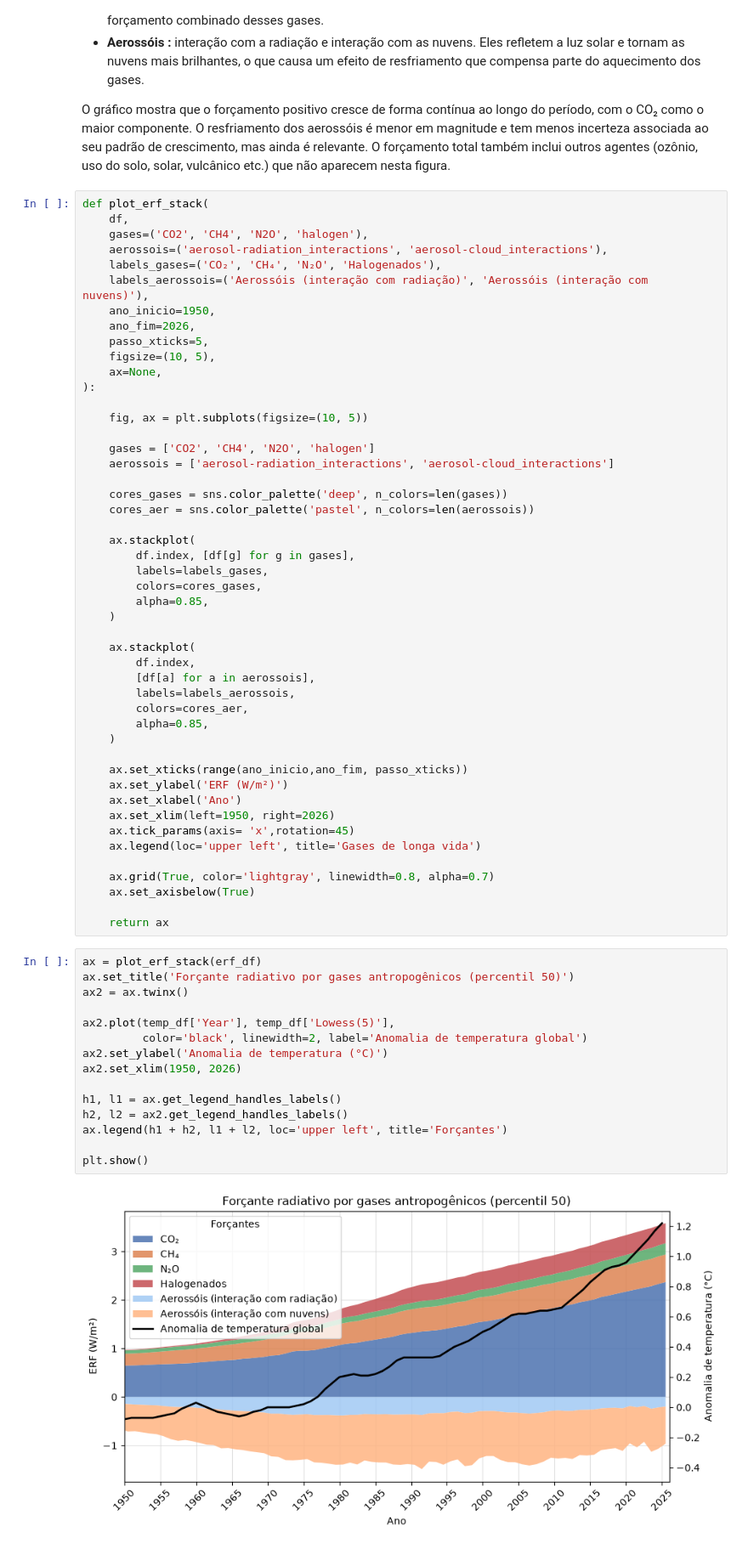
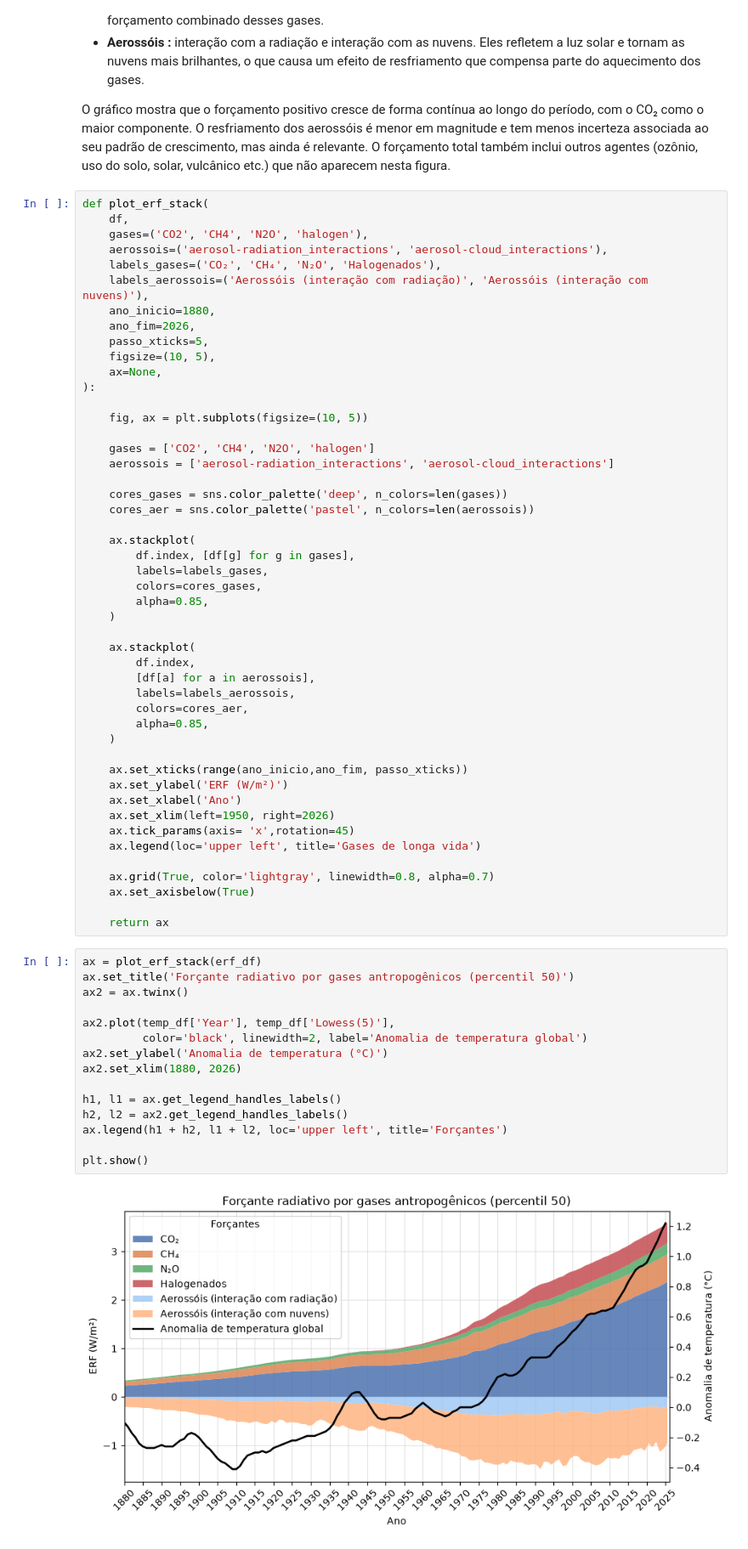
Before and after one commit to PETCC-UFRN/DataPET-Relatorio2-2026, a Jupyter notebook: src/datapet_relatorio2_2026/analise_exploratoria/AnaliseClimaticaExp.ipynb, the cells around one changed output. Shown at 85% size. Drawn from its saved outputs; the diff is of its cells as text.

```diff
--- a/src/datapet_relatorio2_2026/analise_exploratoria/AnaliseClimaticaExp.ipynb
+++ b/src/datapet_relatorio2_2026/analise_exploratoria/AnaliseClimaticaExp.ipynb
@@ -151,7 +151,7 @@ def plot_erf_stack(
     aerossois=('aerosol-radiation_interactions', 'aerosol-cloud_interactions'),
     labels_gases=('CO₂', 'CH₄', 'N₂O', 'Halogenados'),
     labels_aerossois=('Aerossóis (interação com radiação)', 'Aerossóis (interação com nuvens)'),
-    ano_inicio=1950,
+    ano_inicio=1880,
     ano_fim=2026,
     passo_xticks=5,
     figsize=(10, 5),
@@ -195,17 +195,17 @@ def plot_erf_stack(
 # %%
 ax = plot_erf_stack(erf_df)
 ax.set_title('Forçante radiativo por gases antropogênicos (percentil 50)')
 ax2 = ax.twinx()
 
 ax2.plot(temp_df['Year'], temp_df['Lowess(5)'],
          color='black', linewidth=2, label='Anomalia de temperatura global')
 ax2.set_ylabel('Anomalia de temperatura (°C)')
-ax2.set_xlim(1950, 2026)
+ax2.set_xlim(1880, 2026)
 
 h1, l1 = ax.get_legend_handles_labels()
 h2, l2 = ax2.get_legend_handles_labels()
 ax.legend(h1 + h2, l1 + l2, loc='upper left', title='Forçantes')
 
 plt.show()
 # %% [output]
-[figure, old version]
+[figure, new version]
```
Also changed, not shown: parts of 5 cells of this notebook.
